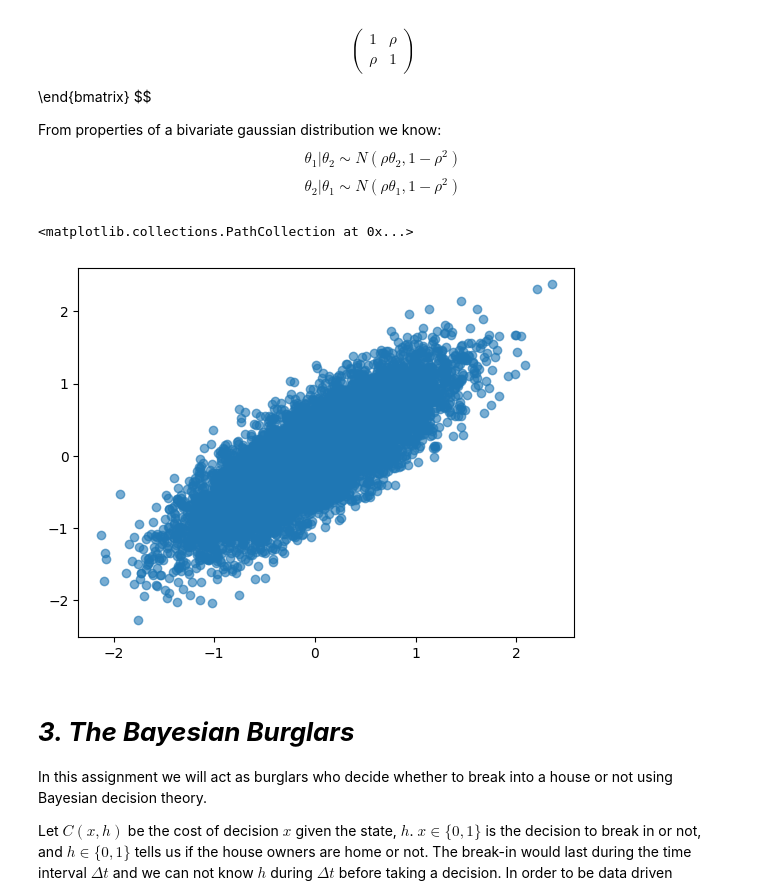
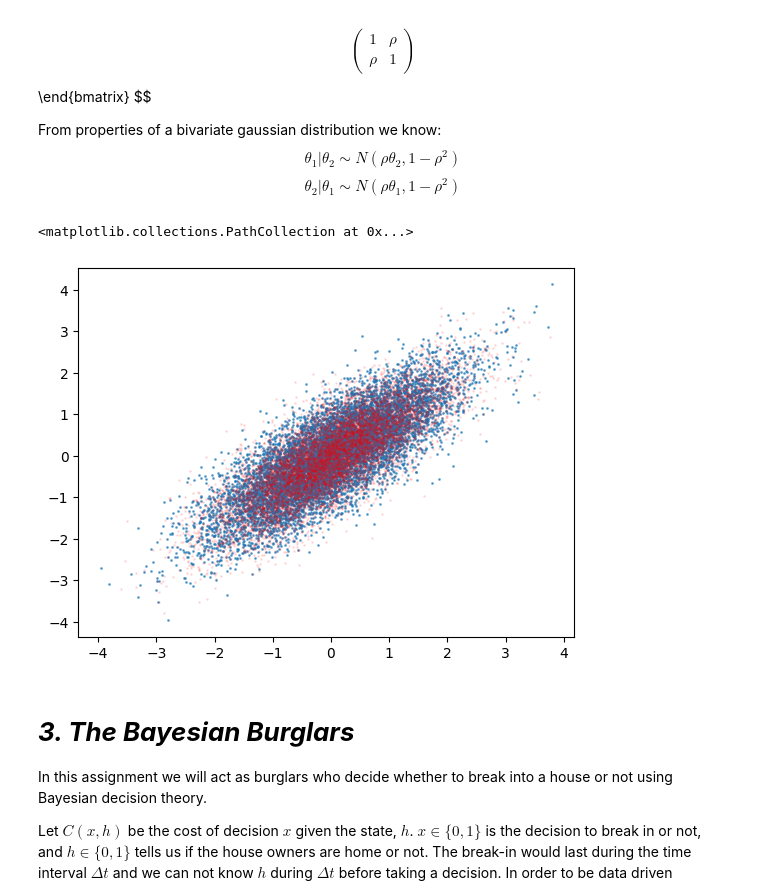
Before and after one commit to leonardodeclara/DD2447-Statistical-Methods-in-Applied-Computer-Science, a Jupyter notebook: Assignment_2/assignment2.ipynb, the cells around one changed output. Cells and saved outputs as stored; diff of their text form; code cells hidden in the pictures.

```diff
--- a/Assignment_2/assignment2.ipynb
+++ b/Assignment_2/assignment2.ipynb
@@ -218,32 +218,29 @@ $$\theta_2|\theta_1 \sim N(\rho\theta_1, 1-\rho^2)$$
 # %%
 # Gibbs sampler
 
 # from the covariance matrix we know:
 
 rho = 0.8
-
-
 z_1 = 0
 z_2 = 0
-
-sigma = 5
 
 z_1_fin = []
 z_2_fin = []
 
 T = 10000
 for i in range(1, T+1):
 
     # the conditional distribution is proportional to the joint distribution
-    z_1 = np.random.normal(rho*z_2, 1-rho**2)
+    z_1 = np.random.normal(rho*z_2, np.sqrt(1-rho**2))
     z_1_fin.append(z_1)
-    z_2 = np.random.normal(rho*z_1, 1-rho**2)
+    z_2 = np.random.normal(rho*z_1, np.sqrt(1-rho**2))
     z_2_fin.append(z_2)
 
-plt.scatter(z_1_fin, z_2_fin, alpha = 0.6)
+plt.scatter(z_1_fin, z_2_fin, s=1, alpha = 0.6)
+plt.scatter(samples[:,0], samples[:,1], s=1, color='red', alpha=0.1, label='true samples')
 # %% [output]
 <matplotlib.collections.PathCollection at 0x...>
-[figure, old version]
+[figure, new version]
 # %% [markdown]
 # ***3. The Bayesian Burglars***
 
```
Also changed, not shown: parts of 3 cells of this notebook.
